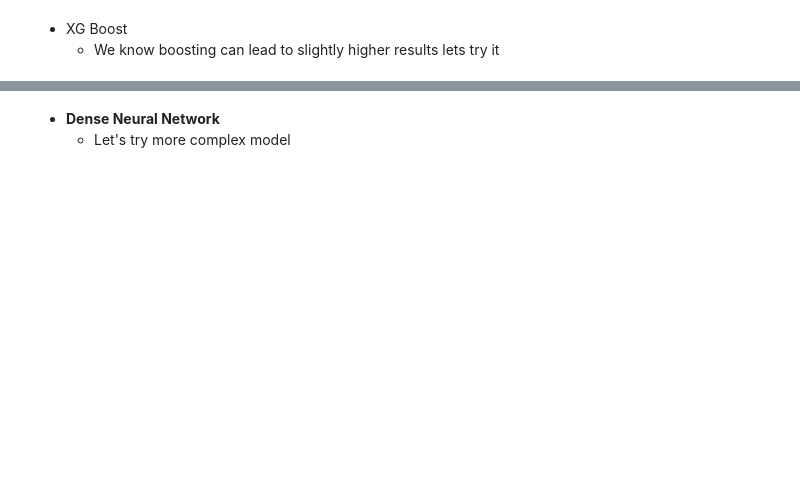
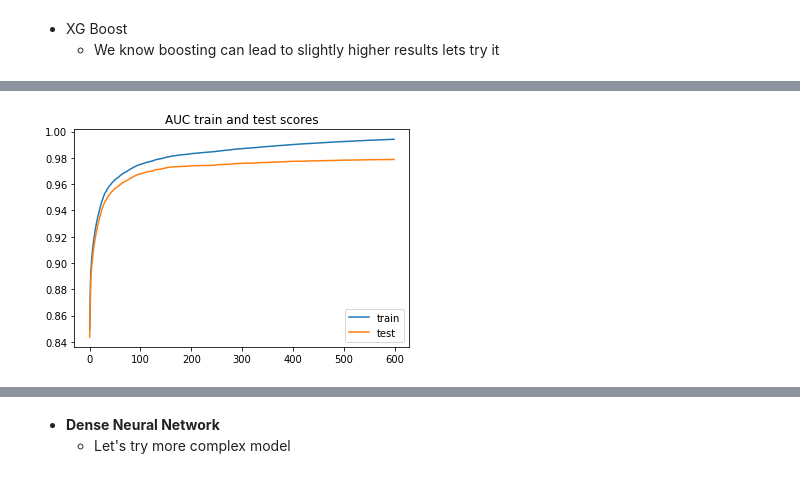
Before and after one commit to lauraah10/QW-Projects, a Jupyter notebook: QW_FinalProject_NN.ipynb, the cells around one changed output, grey strips where cells are left out. Saved outputs shown, nothing was run; the diff lists cells and outputs as text; code cells hidden in the pictures; blank space fills up the shorter version.

```diff
--- a/QW_FinalProject_NN.ipynb
+++ b/QW_FinalProject_NN.ipynb
@@ -376,3 +408,11 @@ Mean AUC (Recall): 0.9138
+# %%
+plt.plot(cv_results['train-auc-mean'],label='train')
+plt.plot(cv_results['test-auc-mean'],label='test')
+plt.title("AUC train and test scores")
+plt.legend()
+plt.show()
+# %% [output]
+[figure, added]
 # %%
 plt.plot(cv_results['train-auc-mean'],label='train')
 plt.plot(cv_results['test-auc-mean'],label='test')
```
Also changed, not shown: parts of 75 cells of this notebook.
